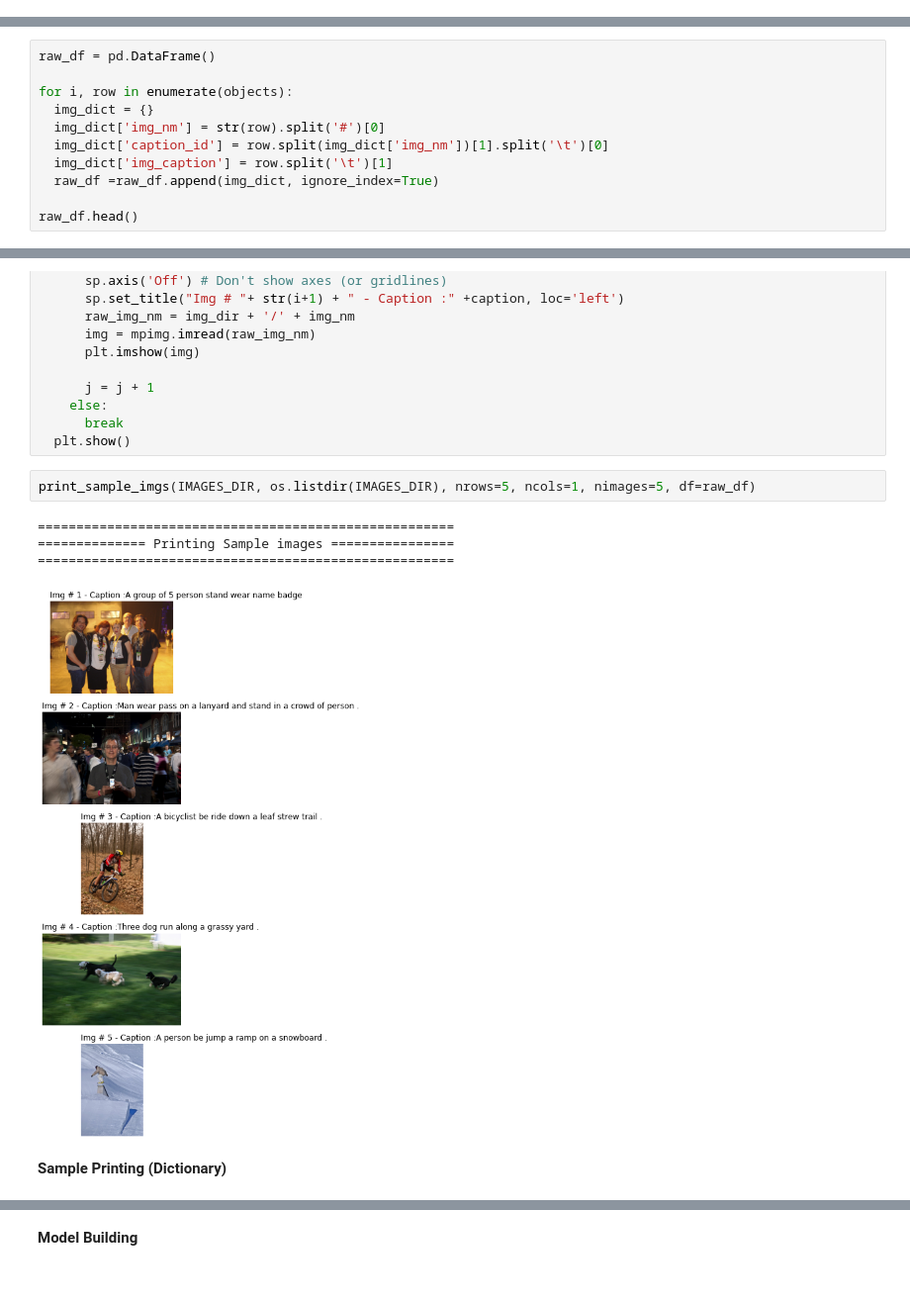
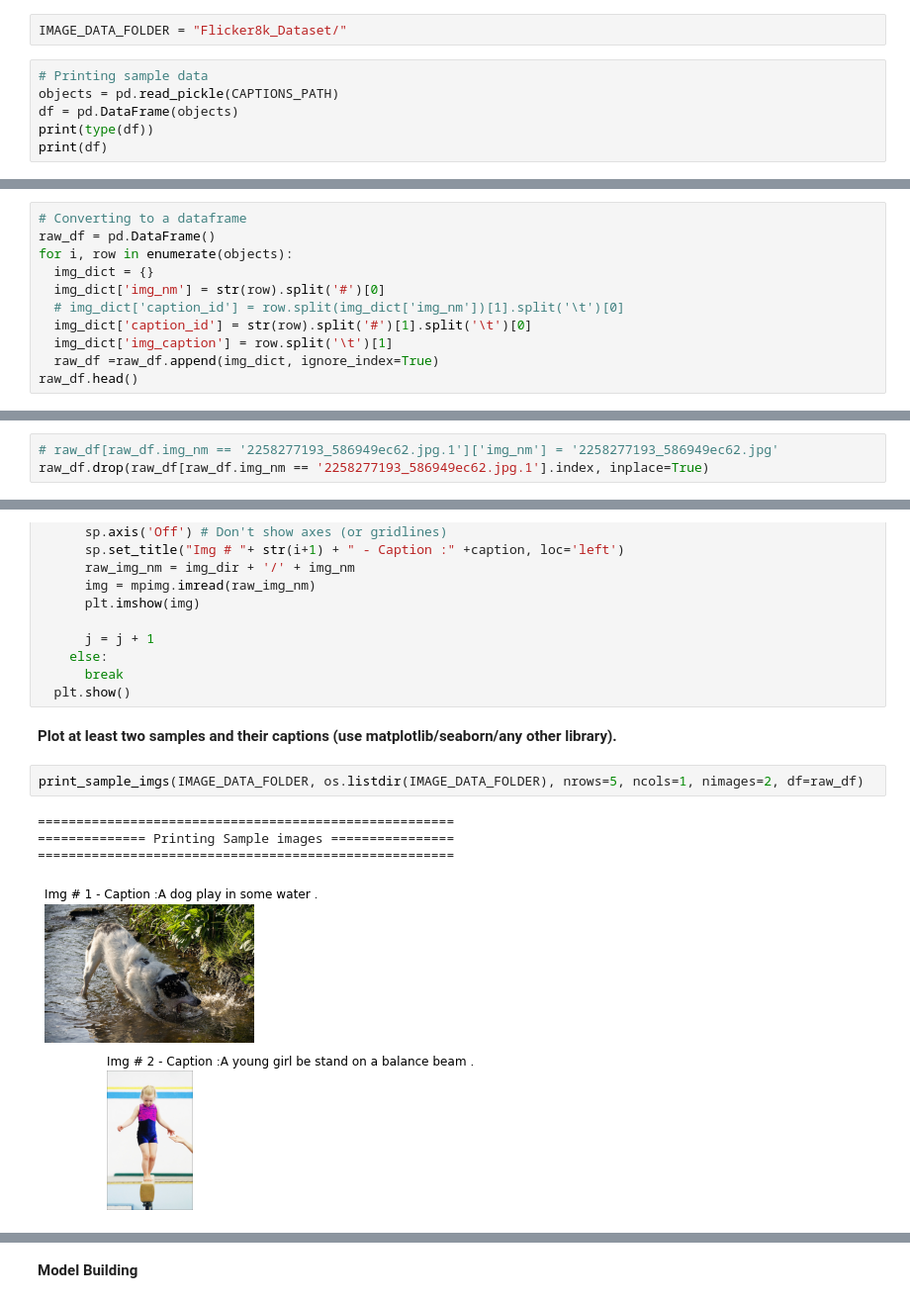
Before and after one commit to ankygupta9999/image-caption-generator, a Jupyter notebook: DL_Assignment2-AM.ipynb, the cells around one changed output, grey strips where cells are left out. Shown at 99% size. Saved outputs shown, nothing was run; the diff lists cells and outputs as text.

```diff
--- a/DL_Assignment2-AM.ipynb
+++ b/DL_Assignment2-AM.ipynb
@@ -46,0 +46,8 @@ IMAGES_DIR = os.path.join(DIR_PATH, "Flicker8k_Dataset")
+# %%
+IMAGE_DATA_FOLDER = "Flicker8k_Dataset/"
+# %%
+# Printing sample data
+objects = pd.read_pickle(CAPTIONS_PATH)
+df = pd.DataFrame(objects)
+print(type(df))
+print(df)
@@ -47,13 +70,13 @@ IMAGES_DIR = os.path.join(DIR_PATH, "Flicker8k_Dataset")
 # %%
+# Converting to a dataframe
 raw_df = pd.DataFrame()
-
 for i, row in enumerate(objects):
   img_dict = {}
   img_dict['img_nm'] = str(row).split('#')[0]
-  img_dict['caption_id'] = row.split(img_dict['img_nm'])[1].split('\t')[0]
+  # img_dict['caption_id'] = row.split(img_dict['img_nm'])[1].split('\t')[0]
+  img_dict['caption_id'] = str(row).split('#')[1].split('\t')[0]
   img_dict['img_caption'] = row.split('\t')[1]
   raw_df =raw_df.append(img_dict, ignore_index=True)
-
 raw_df.head()
 # %% [output]
 |  | caption_id | img_caption | img_nm |
@@ -115,0 +88,3 @@ Total jpg images =  24996
+# %%
+# raw_df[raw_df.img_nm == '2258277193_586949ec62.jpg.1']['img_nm'] = '2258277193_586949ec62.jpg'
+raw_df.drop(raw_df[raw_df.img_nm == '2258277193_586949ec62.jpg.1'].index, inplace=True)
@@ -145,12 +143,12 @@ def print_sample_imgs(img_dir, pics, nrows, ncols, nimages, df):
     else:
       break
   plt.show()
+# %% [markdown]
+**Plot at least two samples and their captions (use matplotlib/seaborn/any other library).**
 # %%
-print_sample_imgs(IMAGES_DIR, os.listdir(IMAGES_DIR), nrows=5, ncols=1, nimages=5, df=raw_df)
+print_sample_imgs(IMAGE_DATA_FOLDER, os.listdir(IMAGE_DATA_FOLDER), nrows=5, ncols=1, nimages=2, df=raw_df)
 # %% [output]
 ======================================================
 ============== Printing Sample images ================
 ======================================================
-[figure, old version]
+[figure, new version]
-# %% [markdown]
-**Sample Printing (Dictionary)**
```
Also changed, not shown: parts of 83 cells of this notebook.
